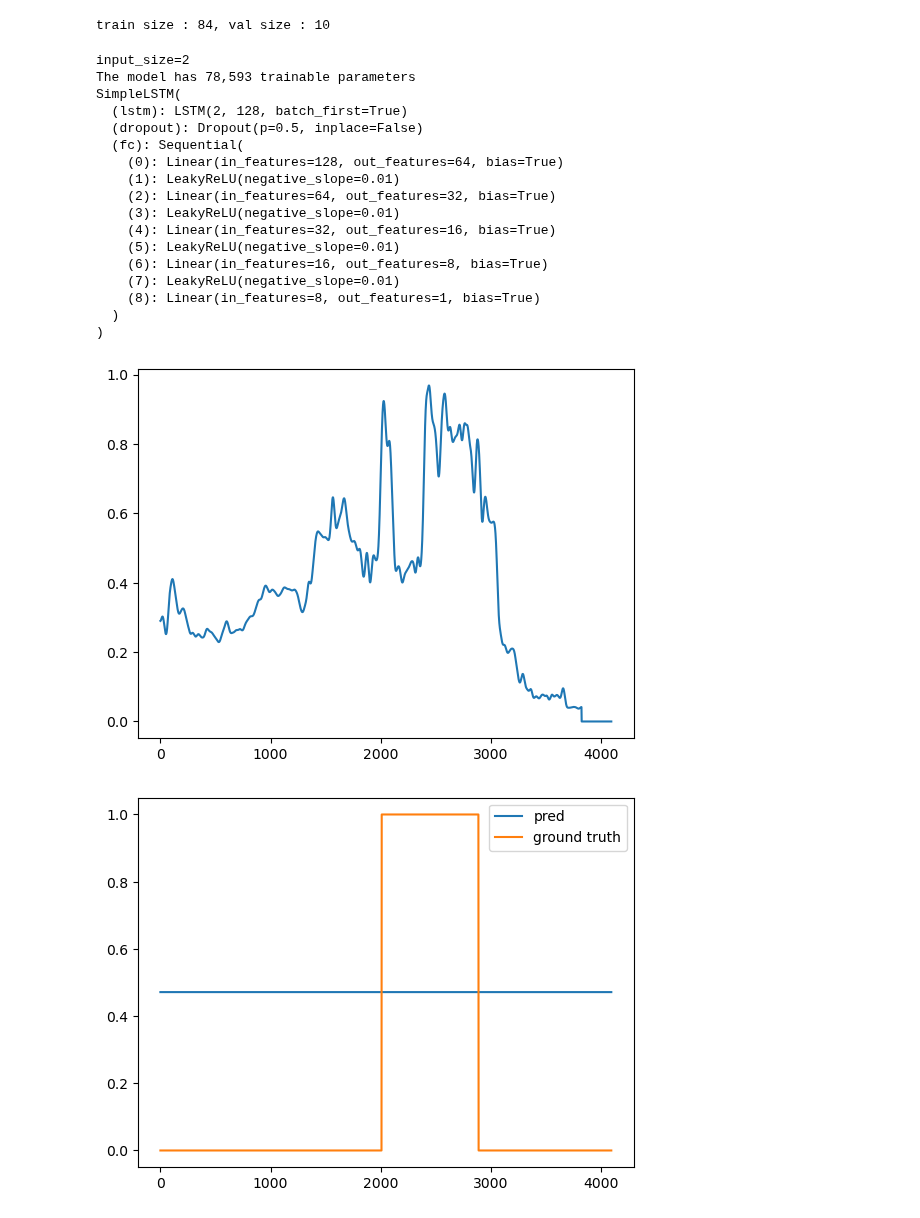
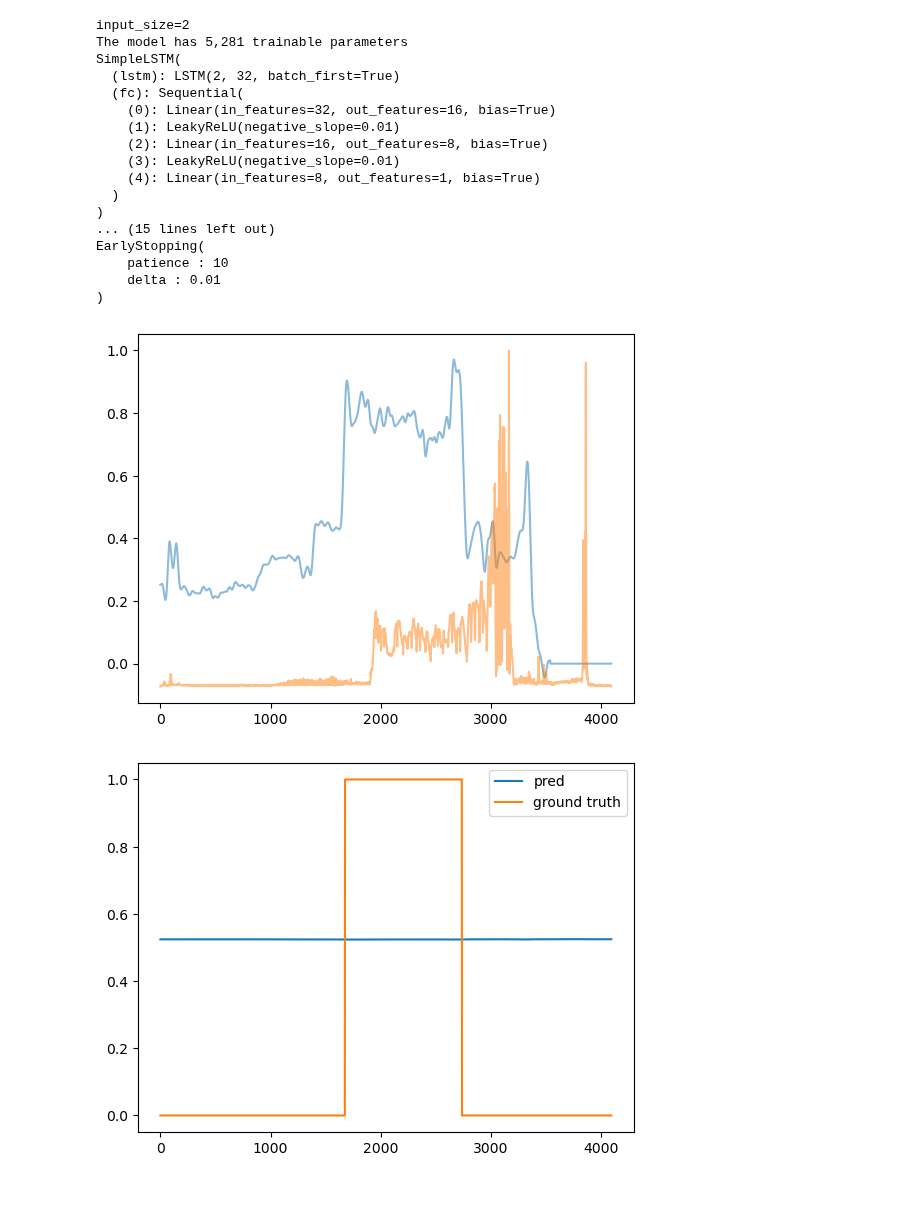
Before and after one commit to CS-433/ml-project-2-ml-sonidito, a Jupyter notebook: notebook/simple_lstm.ipynb, the cells around one changed output. Cells and saved outputs as stored; diff of their text form; code cells hidden in the pictures.

Commit message:
Update LSTM :
- Improve Fully connected net
- New hyper parameter
- Add L1 and L2 regulariztion

```diff
--- a/notebook/simple_lstm.ipynb
+++ b/notebook/simple_lstm.ipynb
@@ -36,79 +44,62 @@ device
-# %%
-from data.dummy import DummyDataset
-torch.manual_seed(0)
-
-transform=transforms.Compose([
-        transforms.ToTensor(),
-        # transforms.Normalize(-262.1078, 31.9126),
-        # transforms.Resize([128,128]),
-        transforms.Lambda(lambda x : x.squeeze()),
-        ])
-
-
-dataset = DummyDataset('../data/dataset_pickle', transform, max_length=4096)
-size = int(len(dataset) * 0.9)
-
-train_set, test_set = torch.utils.data.random_split(dataset, [size, len(dataset)-size])
-
-
-train_loader = torch.utils.data.DataLoader(train_set, batch_size=10)
-val_loader = torch.utils.data.DataLoader(test_set, batch_size=10)
-print(f'train size : {len(train_set)}, val size : {len(test_set)}')
-# %% [output]
-train size : 84, val size : 10
 # %%
 input_size = dataset[0][0].shape[1]
 print(f'input_size={input_size}')
-hidden_size = 128
+hidden_size = 32
 num_layers = 1
 lr = 1e-3
+weight_decay = 1e-3
+l1_sigma = 1e-5
 
-pos_weight = torch.tensor(12.3162)
+pos_weight = torch.tensor(3.2843)
 
 model = SimpleLSTM(input_size, hidden_size, num_layers)
-optimizer = optim.Adam(model.parameters(), lr=lr)
-criterion = nn.BCEWithLogitsLoss(pos_weight=pos_weight)
+optimizer = optim.Adam(model.parameters(), lr=lr, weight_decay = weight_decay)
+criterion = nn.BCEWithLogitsLoss()
 num_params = sum(p.numel() for p in model.parameters() if p.requires_grad)
 print(f'The model has {num_params:,} trainable parameters')
 
-early_stopping = EarlyStopping(delta=0.5)
+early_stopping = EarlyStopping(patience=10, delta=1e-2)
 
 print(model)
+print(optimizer)
+print(criterion)
+print(f'l1_sigma={l1_sigma}')
+print(early_stopping)
 # %% [output]
 input_size=2
-The model has 78,593 trainable parameters
+The model has 5,281 trainable parameters
 SimpleLSTM(
-  (lstm): LSTM(2, 128, batch_first=True)
-  (dropout): Dropout(p=0.5, inplace=False)
+  (lstm): LSTM(2, 32, batch_first=True)
   (fc): Sequential(
-    (0): Linear(in_features=128, out_features=64, bias=True)
+    (0): Linear(in_features=32, out_features=16, bias=True)
     (1): LeakyReLU(negative_slope=0.01)
-    (2): Linear(in_features=64, out_features=32, bias=True)
+    (2): Linear(in_features=16, out_features=8, bias=True)
     (3): LeakyReLU(negative_slope=0.01)
-    (4): Linear(in_features=32, out_features=16, bias=True)
-    (5): LeakyReLU(negative_slope=0.01)
-    (6): Linear(in_features=16, out_features=8, bias=True)
-    (7): LeakyReLU(negative_slope=0.01)
-    (8): Linear(in_features=8, out_features=1, bias=True)
+    (4): Linear(in_features=8, out_features=1, bias=True)
   )
 )
+... (15 lines left out)
+EarlyStopping(
+    patience : 10
+    delta : 0.01
+)
 # %%
 import matplotlib.pyplot as plt
 
 testing_data = test_set[0]
 for idx in range(testing_data[0].shape[1]):
-    plt.plot(testing_data[0][:, idx])
+    plt.plot(testing_data[0][:, idx], alpha=0.5)
 plt.show()
 
 with torch.no_grad():
     pred = torch.sigmoid(model(testing_data[0]))
     # print(f'Before training : label={testing_data[1]}, pred={pred}')
     plt.plot(pred.detach().numpy(), label='pred')
     plt.plot(testing_data[1], label='ground truth')
     plt.legend()
 # %% [output]
-[figure, old version]
+[figure, new version]
-[figure, old version]
+[figure, new version]
 # %%
 train(model,
       train_loader,
```
Also changed, not shown: parts of 6 cells of this notebook, 1 other file.
